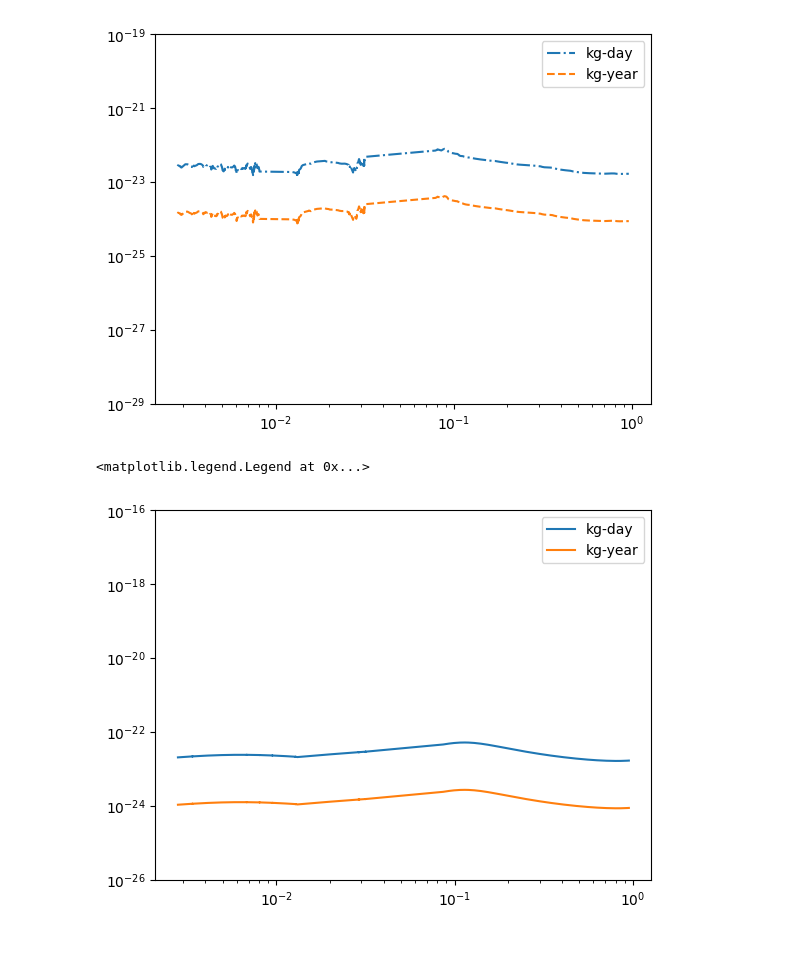
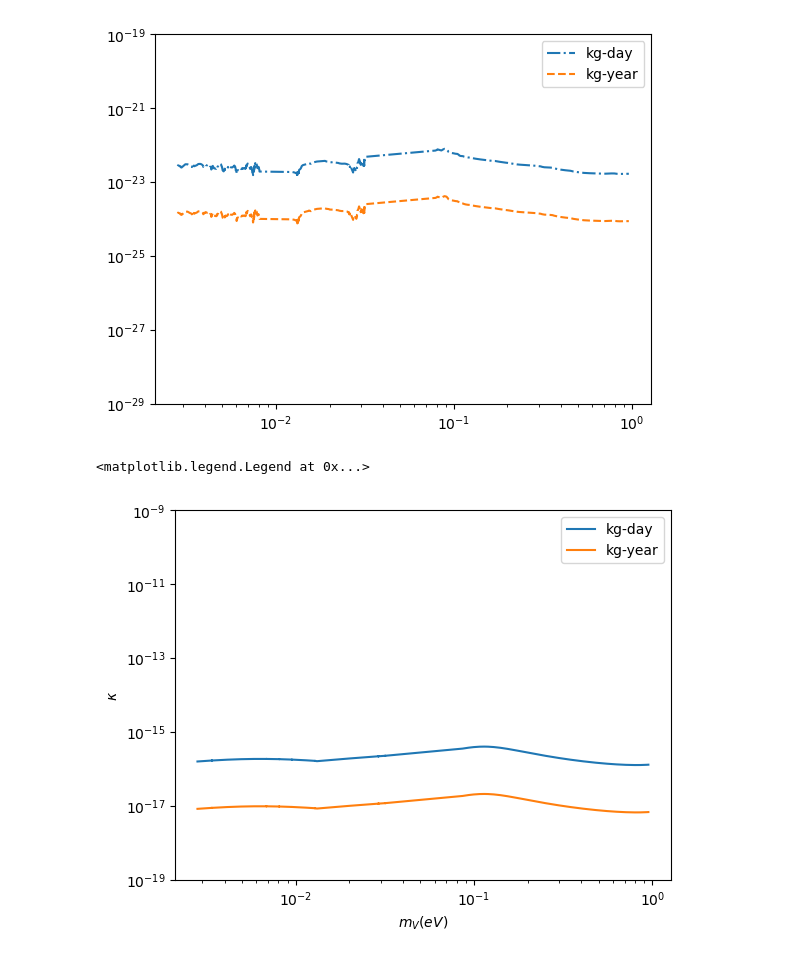
Before and after one commit to robalvess/Projeto-1---2025, a Jupyter notebook: try.ipynb, the cells around one changed output. Saved outputs shown, nothing was run; the diff lists cells and outputs as text; code cells hidden in the pictures.

```diff
--- a/try.ipynb
+++ b/try.ipynb
@@ -97,9 +93,10 @@ plt.yscale('log')
 [figure]
 # %%
 #Vou colocar alguns dados numéricos aqui:
-n = 1e21*(cmtoev)**3#atomos/cm3
+n = 1*(cmtoev*1e7)**3#atomos/cm3
 rho = 3* gtoev * (cmtoev)**3#g/cm3
 rho_dm = 0.3e9 *(cmtoev)**3 #ev/cm3
-year = 365*24*60*60*stoev
-kg = gtoev*(10)**3
-day = 24*60*60*stoev
+year = 3.156e7*stoev
+v = 1e-3
+kg = gtoev*1e3
+day = 86400*stoev
@@ -109,10 +104,10 @@ day = 24*60*60*stoev
 def kappa(m, alpha):
     sensitivity = 1/(kg*year)
     ratio = (rho*m)/(rho_dm*alpha)
-    return (np.sqrt((sensitivity*ratio)))/n
+    return (np.sqrt((sensitivity*ratio)))
 
 def kappa2(m, alpha):
     sensitivity = 1/(kg*day)
     ratio = (rho*m)/(rho_dm*alpha)
-    return (np.sqrt((sensitivity*ratio)))/n
+    return (np.sqrt((sensitivity*ratio)))
 # %%
@@ -175,24 +170,26 @@ xaxis = [transmitance_new.iloc[x,0] for x in range(len(transmitance_new))] + [da
 # %%
 graphkgyear1 = [kappa(data1_new.iloc[x,0],funcao1(data1_new.iloc[x,0])) for x in range(len(data1_new))]
 graphkgyear2 = [kappa(data2_new.iloc[x,0],funcao2(data2_new.iloc[x,0])) for x in range(len(data2_new))]
 graphkgyear3 = [kappa(transmitance_new.iloc[x,0],funcao3(transmitance_new.iloc[x,0])) for x in range(len(transmitance_new))]
 graph = [kappa(xaxis[x], lista_plot4[x]) for x in range(len(xaxis))]
 graph2 = graphkgyear3 + graphkgyear1 + graphkgyear2
 
 graphkgday1 = [kappa2(data1_new.iloc[x,0],funcao1(data1_new.iloc[x,0])) for x in range(len(data1_new))]
 graphkgday2 = [kappa2(data2_new.iloc[x,0],funcao2(data2_new.iloc[x,0])) for x in range(len(data2_new))]
 graphkgday3 = [kappa2(transmitance_new.iloc[x,0],funcao3(transmitance_new.iloc[x,0])) for x in range(len(transmitance_new))]
 graph3 = graphkgday3 + graphkgday1 + graphkgday2
 
 #plt.plot(data1_new.iloc[:,0], graphkgyear1)
 #plt.plot(data2_new.iloc[:,0], graphkgyear2)
 #plt.plot(transmitance_new.iloc[:,0], graphkgyear3)
 plt.plot(xaxis, graph3, label='kg-day')
 plt.plot(xaxis, graph2, label = 'kg-year')
 plt.xscale('log')
 plt.yscale('log')
-plt.ylim(1e-26, 1e-16)
+plt.ylabel('$\kappa$')
+plt.xlabel('$m_V(eV)$')
+plt.ylim(1e-19, 1e-9)
 plt.legend()
 # %% [output]
 <matplotlib.legend.Legend at 0x...>
-[figure, old version]
+[figure, new version]
```
Also changed, not shown: parts of 4 cells of this notebook, 2 other files.
